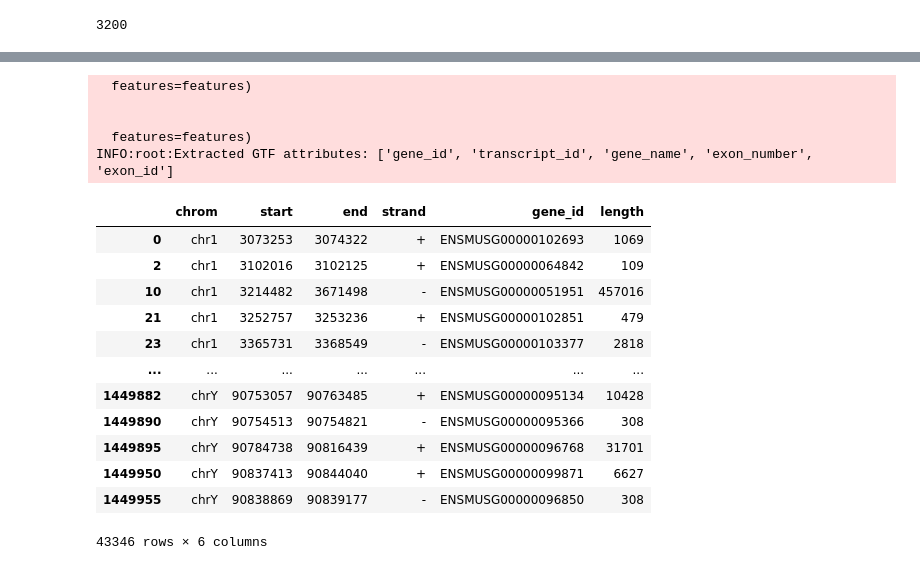
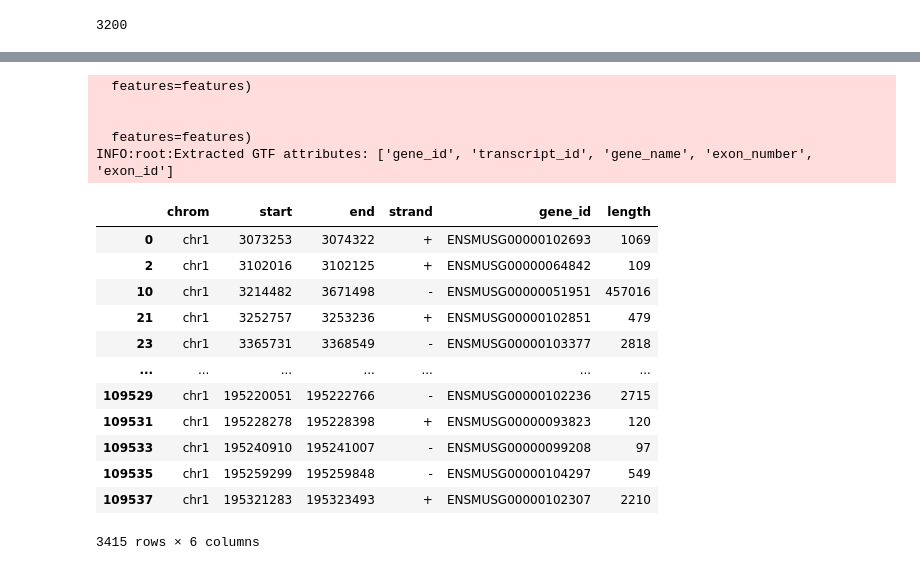
Before and after one commit to physical-biology-of-chromatin/Transcription, a Jupyter notebook: PGMA_intergene_HiC.ipynb, the cells around one changed output, grey strips where cells are left out. Drawn from its saved outputs; the diff is of its cells as text; code cells hidden in the pictures.

```diff
--- a/PGMA_intergene_HiC.ipynb
+++ b/PGMA_intergene_HiC.ipynb
@@ -28,33 +43,32 @@ expected = cooltools.expected_cis(clr, view_df=view_df, nproc=2, chunksize=1_000
 # %%
 # import gene annotation in .gft file to extract gene/transcript information
-df_gene0 = read_gtf("[pass to your .gtf file]/mm10.ensGene.gtf")
+df_gene0 = read_gtf("inputs/mm10.ensGene_chr1.gtf")
 df_gene0 = df_gene0[df_gene0['feature']=="transcript"]
 df_gene0 = df_gene0[['seqname','start','end','strand','gene_id']]
 df_gene0['length'] = df_gene0['end']-df_gene0['start']
 df_gene0 = df_gene0.sort_values('length', ascending=False).drop_duplicates('gene_id')
 df_gene0 = df_gene0.rename(columns = {'seqname': 'chrom'}, inplace = False)
 df_gene0 = df_gene0.sort_values(['chrom','start'])
-df_gene0 = df_gene0[df_gene0['chrom'].isin(clr.chromnames)]
 display(df_gene0)
 # %% [output]
   features=features)
 
 
   features=features)
 INFO:root:Extracted GTF attributes: ['gene_id', 'transcript_id', 'gene_name', 'exon_number', 'exon_id']
 |  | chrom | start | end | strand | gene_id | length |
 | 0 | chr1 | 3073253 | 3074322 | + | ENSMUSG00000102693 | 1069 |
 | 2 | chr1 | 3102016 | 3102125 | + | ENSMUSG00000064842 | 109 |
 | 10 | chr1 | 3214482 | 3671498 | - | ENSMUSG00000051951 | 457016 |
 | 21 | chr1 | 3252757 | 3253236 | + | ENSMUSG00000102851 | 479 |
 | 23 | chr1 | 3365731 | 3368549 | - | ENSMUSG00000103377 | 2818 |
 | ... | ... | ... | ... | ... | ... | ... |
-| 1449882 | chrY | 90753057 | 90763485 | + | ENSMUSG00000095134 | 10428 |
-| 1449890 | chrY | 90754513 | 90754821 | - | ENSMUSG00000095366 | 308 |
-| 1449895 | chrY | 90784738 | 90816439 | + | ENSMUSG00000096768 | 31701 |
-| 1449950 | chrY | 90837413 | 90844040 | + | ENSMUSG00000099871 | 6627 |
-| 1449955 | chrY | 90838869 | 90839177 | - | ENSMUSG00000096850 | 308 |
+| 109529 | chr1 | 195220051 | 195222766 | - | ENSMUSG00000102236 | 2715 |
+| 109531 | chr1 | 195228278 | 195228398 | + | ENSMUSG00000093823 | 120 |
+| 109533 | chr1 | 195240910 | 195241007 | - | ENSMUSG00000099208 | 97 |
+| 109535 | chr1 | 195259299 | 195259848 | - | ENSMUSG00000104297 | 549 |
+| 109537 | chr1 | 195321283 | 195323493 | + | ENSMUSG00000102307 | 2210 |
-43346 rows × 6 columns
+3415 rows × 6 columns
 # %%
 # select a subset of genes based on size
 # Note: the minimum size of the gene is better to be at least 20 times higher than HiC resolution
```
Also changed, not shown: parts of 6 cells of this notebook, 3 other files.
